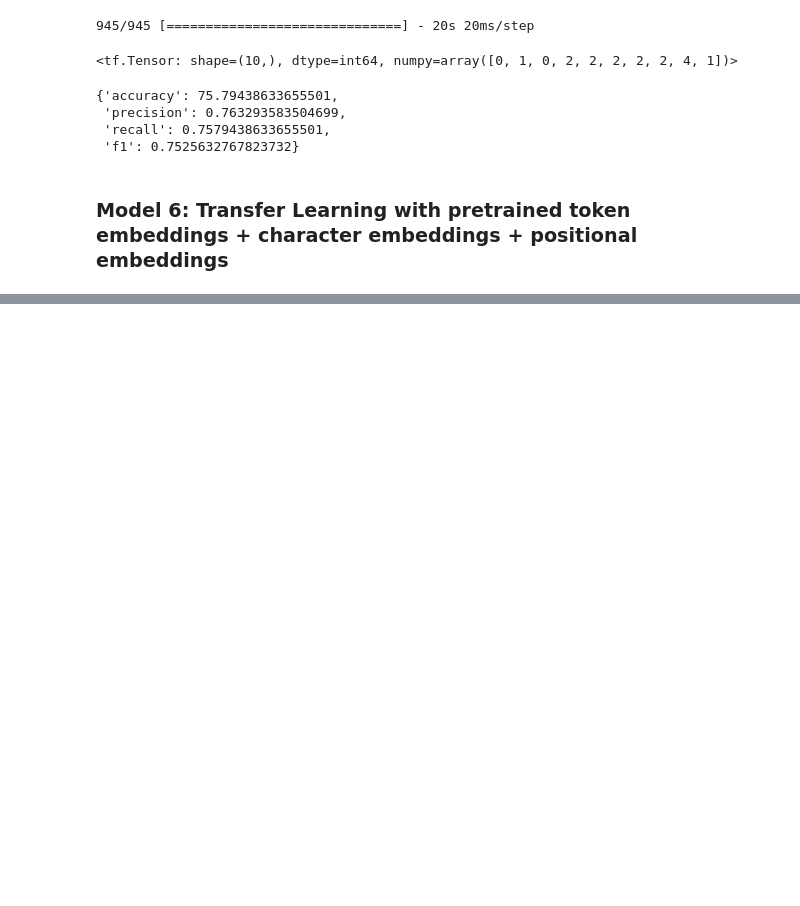
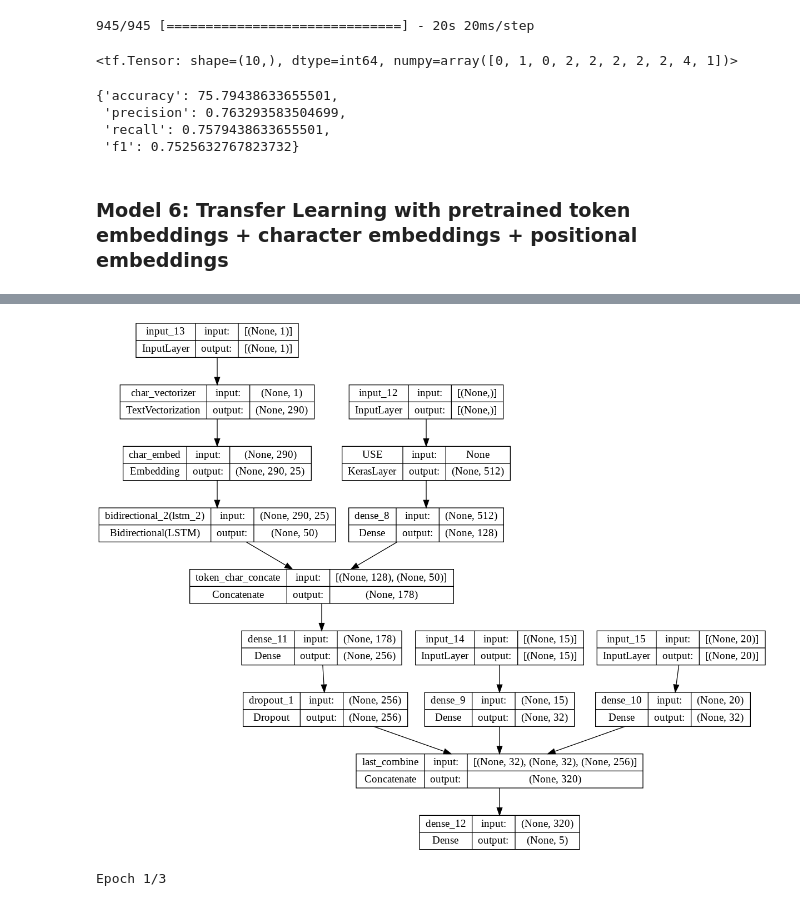
Before and after one commit to ayoubamazian/NLP, a Jupyter notebook: SkimLit_Project_With_NLP.ipynb, the cells around one changed output, grey strips where cells are left out. Cells and saved outputs as stored; diff of their text form; code cells hidden in the pictures; blank space fills up the shorter version.

```diff
--- a/SkimLit_Project_With_NLP.ipynb
+++ b/SkimLit_Project_With_NLP.ipynb
@@ -322,0 +331,19 @@ train_dataset
+# %%
+model_0_M = Pipeline([
+    ("tfidf", TfidfVectorizer()),
+    ("clf", MultinomialNB())
+])
+
+model_0_C = Pipeline([
+    ("tfidf", TfidfVectorizer()),
+    ("clf", CategoricalNB())
+])
+
+model_0_B = Pipeline([
+    ("tfidf", TfidfVectorizer()),
+    ("clf", BernoulliNB())
+])
+
+model_0_M.fit(train_sentences, y_train)
+# model_0_C.fit(train_sentences, y_train)
+model_0_B.fit(train_sentences, y_train)
@@ -762,0 +932,5 @@ model_5_results
+# %%
+from tensorflow.keras.utils import plot_model
+plot_model(model_6,show_shapes=True)
+# %% [output]
+[figure, added]
@@ -762,0 +965,6 @@ model_5_results
+# %%
+model_6_history = model_6.fit(train_token_char_lines_dataset,
+                              steps_per_epoch=int(0.3 * len(train_token_char_lines_dataset)),
+                              epochs=3)
+# %% [output]
+Epoch 1/3
```
Also changed, not shown: parts of 22 cells of this notebook.
